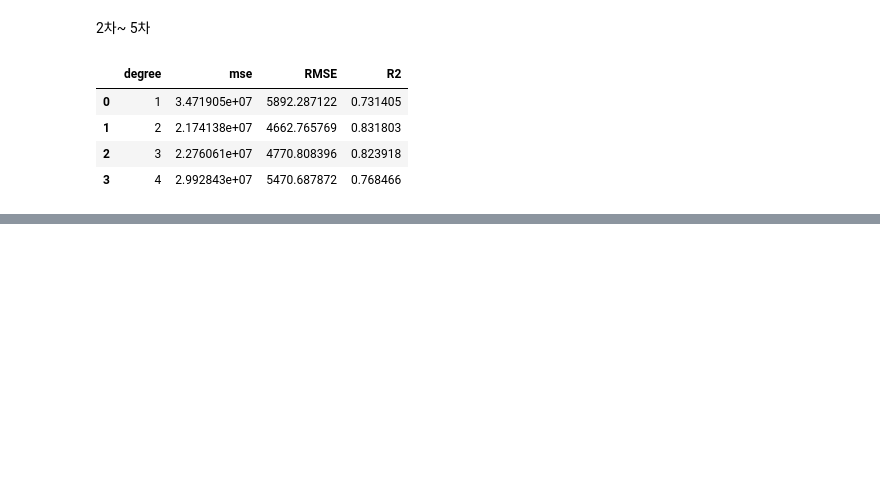
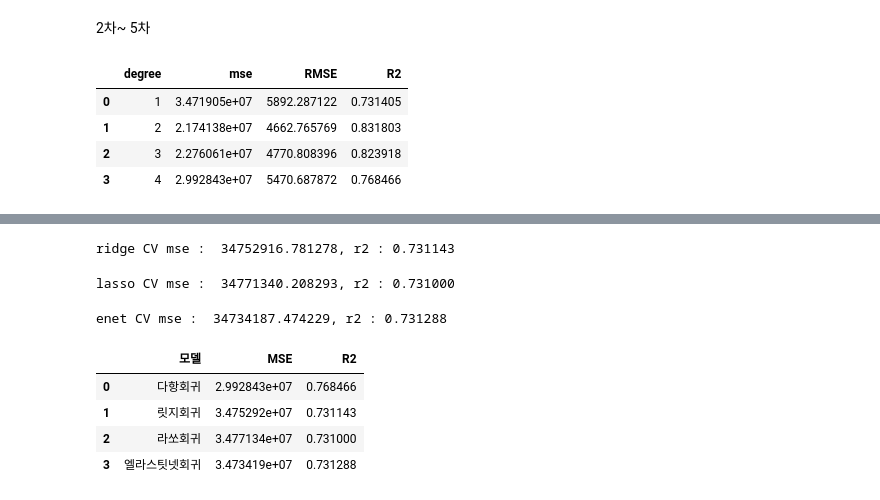
Before and after one commit to meanresult/anal_rep2, a Jupyter notebook: 33. 보험료_예측_모델.ipynb, the cells around one changed output, grey strips where cells are left out. Drawn from its saved outputs; the diff is of its cells as text; code cells hidden in the pictures; blank space fills up the shorter version.

```diff
--- a/33. 보험료_예측_모델.ipynb
+++ b/33. 보험료_예측_모델.ipynb
@@ -266,0 +291,60 @@ pd.DataFrame(results)
+# %%
+# 릿지 교차검증
+
+from sklearn.linear_model import RidgeCV, LassoCV
+
+alphas = [0.001, 0.01, 0.1, 1, 10, 100]
+ridge_cv = RidgeCV(alphas=alphas, cv=5)
+ridge_cv.fit(xtrain,ytrain)
+ridge_preds = ridge_cv.predict(xtest)
+ridge_mse = mean_squared_error(ytest, ridge_preds)
+ridge_r2 = r2_score(ytest, ridge_preds)
+print(f'ridge CV mse : {ridge_mse: 4f}, r2 : {ridge_r2:4f}')
+# %% [output]
+ridge CV mse :  34752916.781278, r2 : 0.731143
+# %%
+# 라쏘 교차검증
+
+from sklearn.linear_model import LassoCV, LassoCV
+
+alphas = [0.001, 0.01, 0.1, 1, 10, 100]
+lasso_cv = LassoCV(alphas=alphas, cv=5)
+lasso_cv.fit(xtrain, ytrain)
+lasso_pred = lasso_cv.predict(xtest)
+lasso_mse = mean_squared_error(ytest, lasso_pred)
+lasso_r2 = r2_score(ytest, lasso_pred)
+print(f'lasso CV mse : {lasso_mse: 4f}, r2 : {lasso_r2:4f}')
+# %% [output]
+lasso CV mse :  34771340.208293, r2 : 0.731000
+# %%
+from sklearn.linear_model import ElasticNetCV
+
+alphas = [0.001, 0.01, 0.1, 1, 10, 100]
+enet_cv = ElasticNetCV(alphas=alphas, cv=5)
+enet_cv.fit(xtrain, ytrain)
+enet_pred = enet_cv.predict(xtest)
+enet_mse = mean_squared_error(ytest, enet_pred)
+enet_r2 = r2_score(ytest, enet_pred)
+print(f'enet CV mse : {enet_mse: 4f}, r2 : {enet_r2:4f}')
+# %% [output]
+enet CV mse :  34734187.474229, r2 : 0.731288
+# %%
+results  = pd.DataFrame({
+    '모델' : ['다항회귀', '릿지회귀', '라쏘회귀', '엘라스팃넷회귀'],
+    'MSE' : [ mean_squared_error(ytest, pred_poly),
+             mean_squared_error(ytest, ridge_preds),
+             mean_squared_error(ytest, lasso_pred),
+             mean_squared_error(ytest, enet_pred)],
+    'R2' : [r2_score(ytest,pred_poly),
+            r2_score(ytest,ridge_preds),
+            r2_score(ytest,lasso_pred),
+            r2_score(ytest,enet_pred)]
+    })
+
+results
+# %% [output]
+|  | 모델 | MSE | R2 |
+| 0 | 다항회귀 | 2.992843e+07 | 0.768466 |
+| 1 | 릿지회귀 | 3.475292e+07 | 0.731143 |
+| 2 | 라쏘회귀 | 3.477134e+07 | 0.731000 |
+| 3 | 엘라스팃넷회귀 | 3.473419e+07 | 0.731288 |
```
Also changed, not shown: parts of 6 cells of this notebook, 3 other files.
